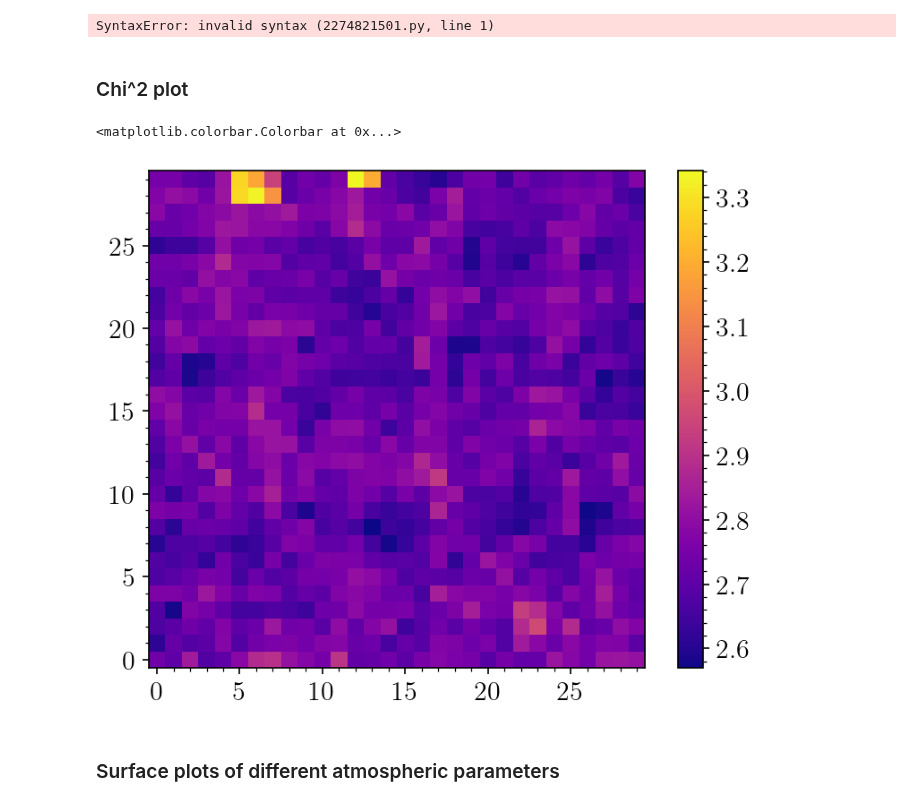
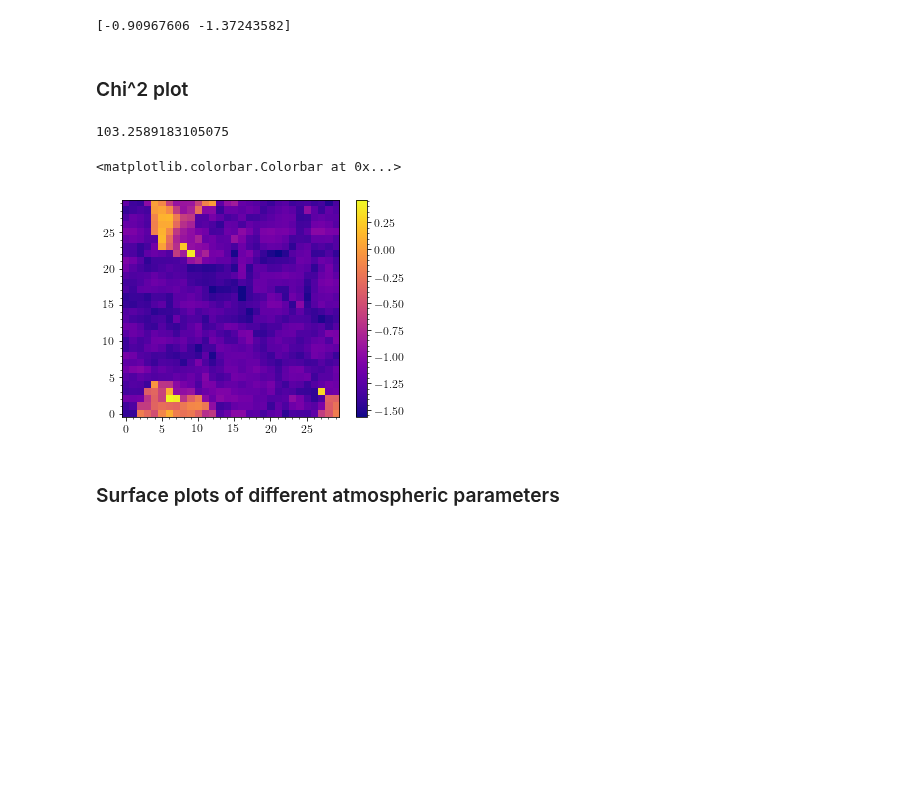
Before and after one commit to dvukadinovic/globin, a Jupyter notebook: vispec/inversion_inspect.ipynb, the cells around one changed output. Saved outputs shown, nothing was run; the diff lists cells and outputs as text; code cells hidden in the pictures; blank space fills up the shorter version.

```diff
--- a/vispec/inversion_inspect.ipynb
+++ b/vispec/inversion_inspect.ipynb
@@ -32,5 +36,5 @@ except:
 # %%
-fpath = "../../globin_inversion/hinode/runs/m1_qsdc_patch_nosl"
+fpath = "../../globin_results/hinode/runs/m1_qsdc_patch_nosl"
 cycle = 1
 chi2 = fits.open(f"{fpath}/chi2_c{cycle}.fits")[0].data
 inv = globin.Observation(f"{fpath}/inverted_spectra_c{cycle}.fits")
@@ -40,9 +44,5 @@ try:
     print(atoms.data["loggf"][0,0])
 except:
     pass
+# %% [output]
+[-0.90967606 -1.37243582]
-# %%
-3p = [-0.70900304 -1.18960357]
-0p = [-0.70128444 -1.18876454]
-13p_inv = [-0.60108884 -1.07738601]
-# %% [output]
-SyntaxError: invalid syntax (2274821501.py, line 1)
@@ -52,24 +55,24 @@ SyntaxError: invalid syntax (2274821501.py, line 1)
 def get_final_chi2(chi2):
     nx, ny, nit = chi2.shape
 
-    last_iter = np.zeros((nx,ny))
     best_chi2 = np.zeros((nx,ny))
     for idx in range(nx):
         for idy in range(ny):
             inds_non_zero = np.nonzero(chi2[idx,idy])[0]
-            last_iter[idx,idy] = inds_non_zero[-1]
             best_chi2[idx,idy] = chi2[idx,idy,inds_non_zero[-1]]
 
-    return best_chi2, last_iter
+    return best_chi2
 # %%
-_chi2, last_iter = get_final_chi2(chi2)
+_chi2 = get_final_chi2(chi2)
+print(np.sum(_chi2))
 _chi2 = np.log10(_chi2)
 
 plt.imshow(_chi2.T, origin="lower")
 plt.colorbar()
 # %% [output]
-<matplotlib.colorbar.Colorbar at 0x...>
+103.2589183105075
+<matplotlib.colorbar.Colorbar at 0x...>
-[figure, old version]
+[figure, new version]
 # %% [markdown]
 ### Surface plots of different atmospheric parameters
 # %%
```
Also changed, not shown: parts of 6 cells of this notebook.
